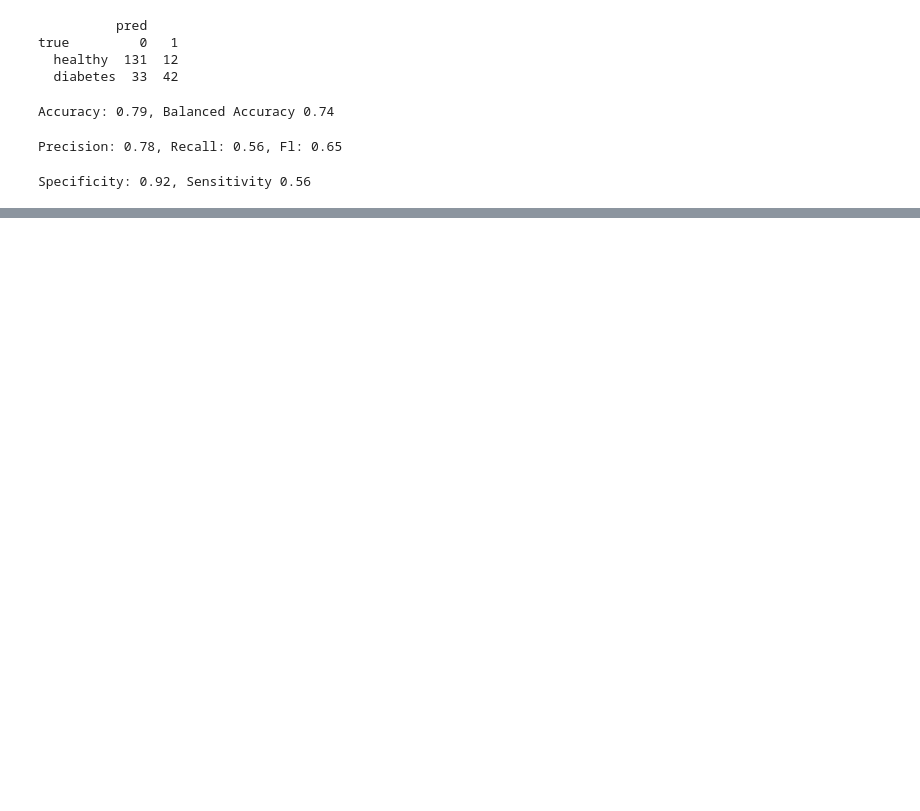
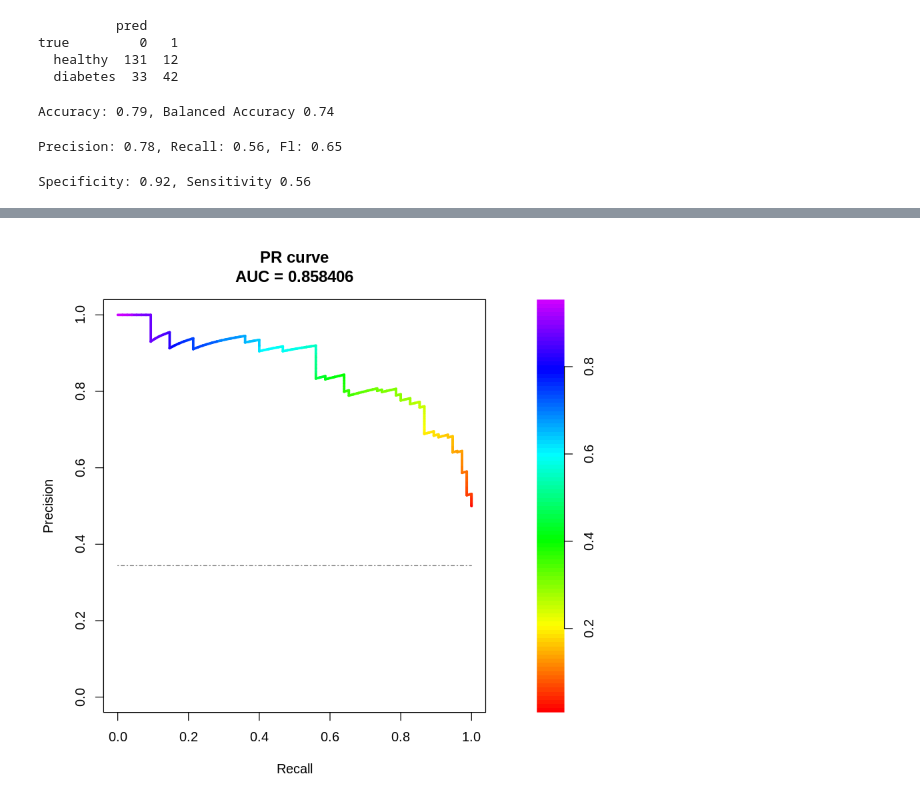
Before and after one commit to yerartdev/tfm-pb, a Jupyter notebook: poc-class-r-pima-indians-diabetes.ipynb, the cells around one changed output, grey strips where cells are left out. Saved outputs shown, nothing was run; the diff lists cells and outputs as text; code cells hidden in the pictures; blank space fills up the shorter version.

```diff
--- a/poc-class-r-pima-indians-diabetes.ipynb
+++ b/poc-class-r-pima-indians-diabetes.ipynb
@@ -657,0 +735,7 @@ Specificity: 0.92, Sensitivity 0.56
+# %%
+#::GMG::Weights computations? I'm not sure ... It doesn't work properly
+#       See ::NOTE in pr.curve cell (!)
+weights <- ifelse(pima_test$Outcome == "healthy",
+                        0.5*length(pima_test$Outcome)/table(pima_test$Outcome)[1] ,
+                        0.5*length(pima_test$Outcome)/table(pima_test$Outcome)[2]
+                 )
@@ -657,0 +746,20 @@ Specificity: 0.92, Sensitivity 0.56
+# %%
+#::GMG:: scores.class0 - the classification scores of only the data points belonging to the positive class.
+#        the scores for the negative data points need to be provided in scores.class1.
+#        In this case, weights.class0 and weights.class1 need to be provided only for soft-labelling and
+#        should be of **the same length** as scores.class0 and scores.class1, respectively.
+#
+#        **so they are! BUT ...
+pr_2 <- pr.curve(scores.class0 = prob[pima_test$Outcome == "diabetes"], #::GMG::'Positive' class
+                 scores.class1 = prob[pima_test$Outcome == "healthy"],
+                 #::NOTE::If I try the weights it yields a warning message:
+                 #
+                 # Warning message in weights.class0 + weights.class1:
+                 # “longer object length is not a multiple of shorter object length”
+                 #
+                 weights.class0 = weights[pima_test$Outcome == "diabetes"],
+                 weights.class1 = weights[pima_test$Outcome == "healthy"],
+                 min.compute = F,
+                 max.compute = F,
+                 rand.compute = T,
+                 curve = T)
@@ -657,0 +787,4 @@ Specificity: 0.92, Sensitivity 0.56
+# %%
+plot(pr_2, rand.plot = T)
+# %% [output]
+[figure, added]
```
Also changed, not shown: parts of 13 cells of this notebook.
